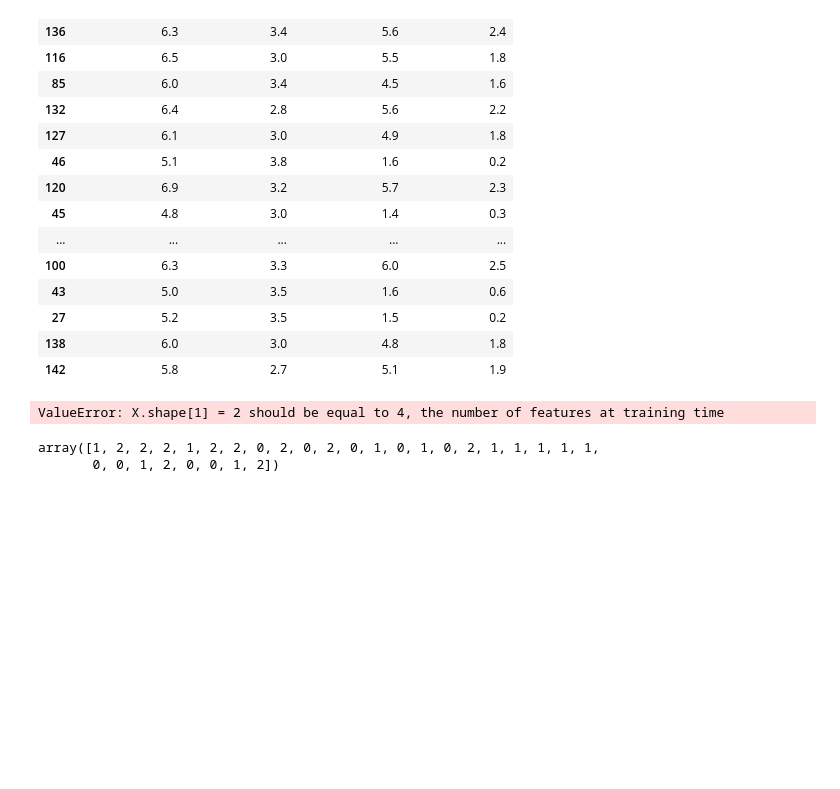
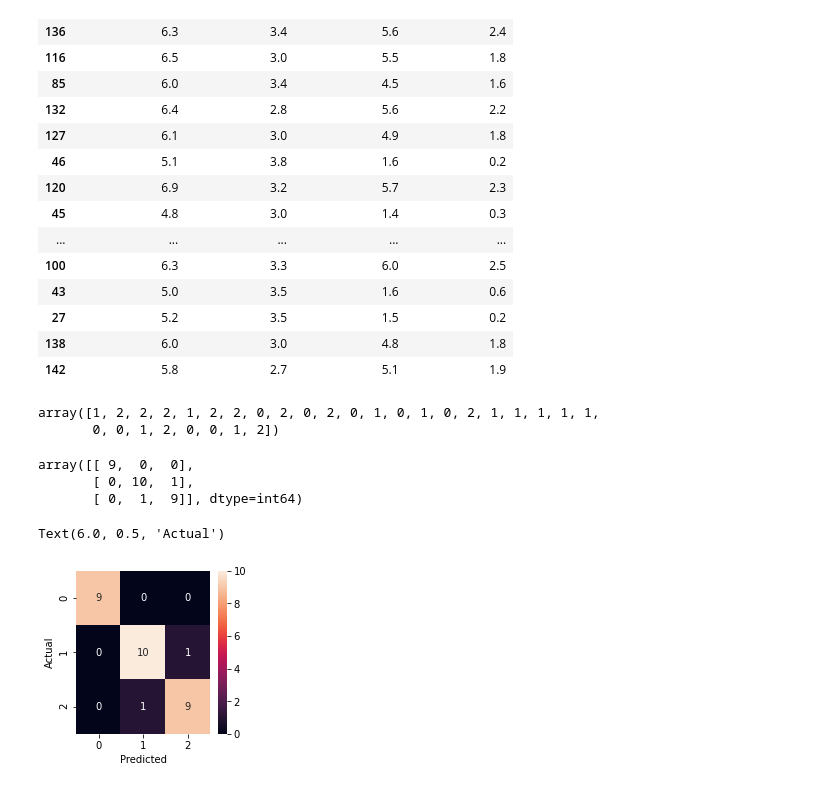
Before and after one commit to SouravBarman001/Machine-Learning, a Jupyter notebook: Support Vector Machine/class 11 support vector machine.ipynb, the cells around one changed output. Saved outputs shown, nothing was run; the diff lists cells and outputs as text; code cells hidden in the pictures; blank space fills up the shorter version.

Commit message:
confusion matrix

```diff
--- a/Support Vector Machine/class 11 support vector machine.ipynb
+++ b/Support Vector Machine/class 11 support vector machine.ipynb
@@ -141,12 +141,18 @@ x_test
 | 27 | 5.2 | 3.5 | 1.5 | 0.2 |
 | 138 | 6.0 | 3.0 | 4.8 | 1.8 |
 | 142 | 5.8 | 2.7 | 5.1 | 1.9 |
-# %%
-y_predict = model.predict([[5.8,2.7],[5.1,1.9]])
-# %% [output]
-ValueError: X.shape[1] = 2 should be equal to 4, the number of features at training time
+# %%
+y_predict = model.predict(x_test)
 # %%
 y_predict
 # %% [output]
 array([1, 2, 2, 2, 1, 2, 2, 0, 2, 0, 2, 0, 1, 0, 1, 0, 2, 1, 1, 1, 1, 1,
        0, 0, 1, 2, 0, 0, 1, 2])
+# %%
+from sklearn.metrics import confusion_matrix
+cm = confusion_matrix(y_test,y_predict)
+cm
+# %% [output]
+array([[ 9,  0,  0],
+       [ 0, 10,  1],
+       [ 0,  1,  9]], dtype=int64)
@@ -152,0 +163,8 @@ array([1, 2, 2, 2, 1, 2, 2, 0, 2, 0, 2, 0, 1, 0, 1, 0, 2, 1, 1, 1, 1, 1,
+# %%
+# plt.figure(figsize=(3,3))
+sn.heatmap(cm,annot=True)
+plt.xlabel('Predicted')
+plt.ylabel('Actual')
+# %% [output]
+Text(6.0, 0.5, 'Actual')
+[figure, added]
```
Also changed, not shown: parts of 1 cell of this notebook.
